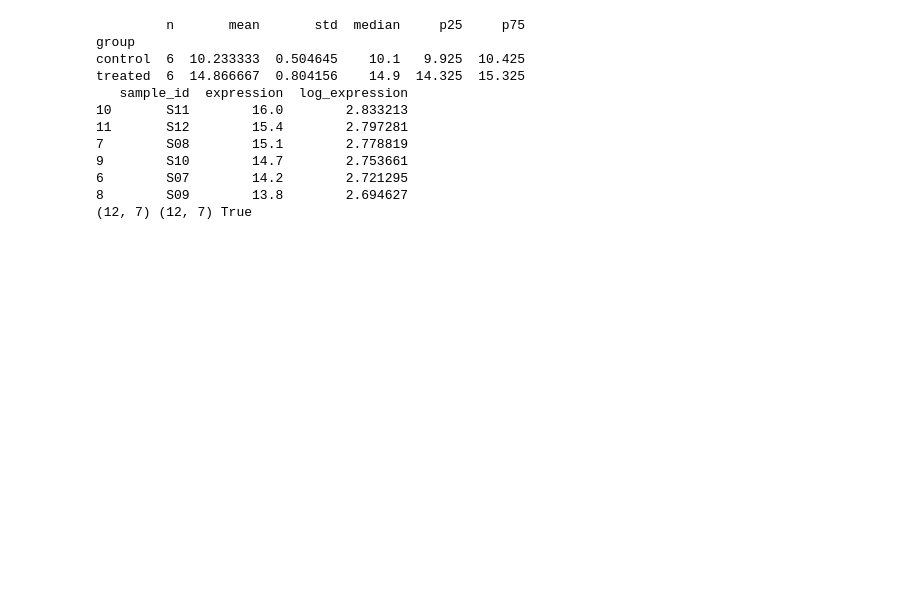
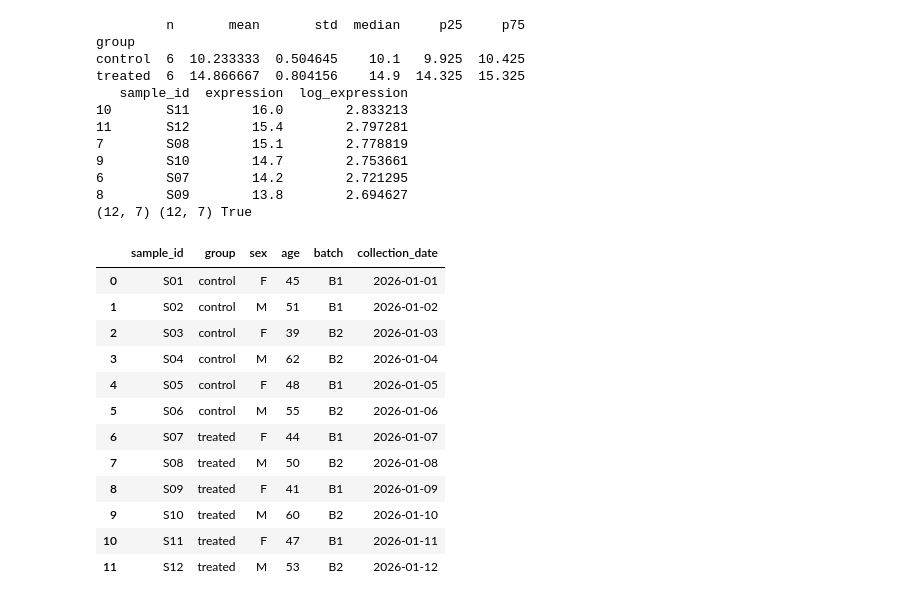
Before and after one commit to Raulomon/bioinformatics-learning, a Jupyter notebook: notebooks/01_pandas_dataframe_central.ipynb, the cells around one changed output. Cells and saved outputs as stored; diff of their text form; code cells hidden in the pictures; blank space fills up the shorter version.

```diff
--- a/notebooks/01_pandas_dataframe_central.ipynb
+++ b/notebooks/01_pandas_dataframe_central.ipynb
@@ -357,3 +357,29 @@ treated  6  14.866667  0.804156    14.9  14.325  15.325
 6        S07        14.2        2.721295
 8        S09        13.8        2.694627
 (12, 7) (12, 7) True
+# %%
+np.random.seed(42)
+
+samples_df = pd.DataFrame({
+    "sample_id": [f"S{i:02d}" for i in range(1, 13)],
+    "group": ["control"]*6 + ["treated"]*6,
+    "sex": ["F","M","F","M","F","M","F","M","F","M","F","M"],
+    "age": [45, 51, 39, 62, 48, 55, 44, 50, 41, 60, 47, 53],
+    "batch": ["B1","B1","B2","B2","B1","B2","B1","B2","B1","B2","B1","B2"],
+    "collection_date": pd.date_range("2026-01-01", periods=12, freq="D"),
+})
+samples_df
+# %% [output]
+|  | sample_id | group | sex | age | batch | collection_date |
+| 0 | S01 | control | F | 45 | B1 | 2026-01-01 |
+| 1 | S02 | control | M | 51 | B1 | 2026-01-02 |
+| 2 | S03 | control | F | 39 | B2 | 2026-01-03 |
+| 3 | S04 | control | M | 62 | B2 | 2026-01-04 |
+| 4 | S05 | control | F | 48 | B1 | 2026-01-05 |
+| 5 | S06 | control | M | 55 | B2 | 2026-01-06 |
+| 6 | S07 | treated | F | 44 | B1 | 2026-01-07 |
+| 7 | S08 | treated | M | 50 | B2 | 2026-01-08 |
+| 8 | S09 | treated | F | 41 | B1 | 2026-01-09 |
+| 9 | S10 | treated | M | 60 | B2 | 2026-01-10 |
+| 10 | S11 | treated | F | 47 | B1 | 2026-01-11 |
+| 11 | S12 | treated | M | 53 | B2 | 2026-01-12 |
```
Also changed, not shown: parts of 14 cells of this notebook, 1 other file.
